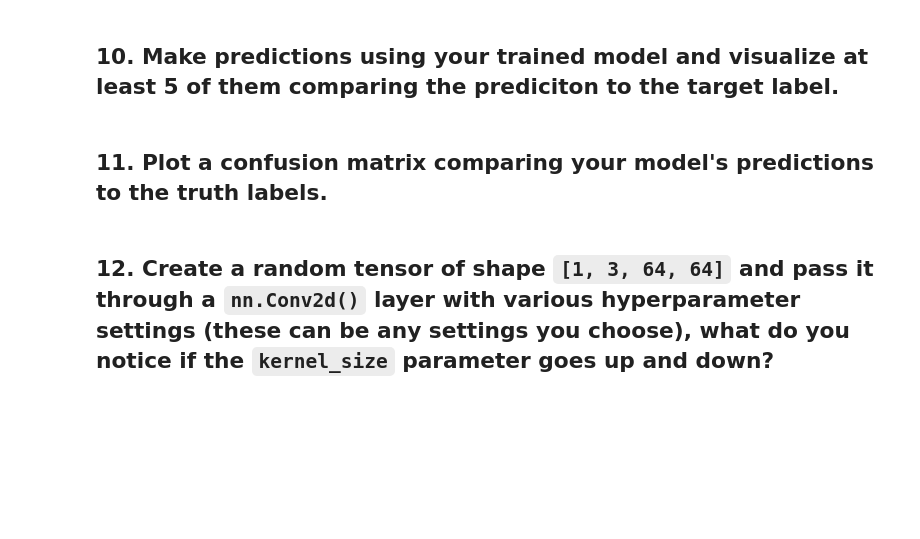
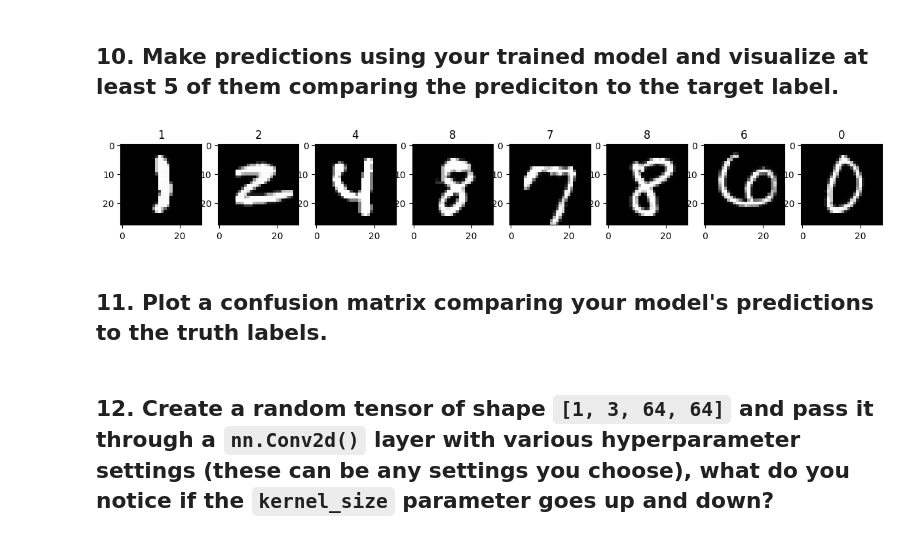
Before and after one commit to IvoZal/pytorch-deep-learning-my-fork, a Jupyter notebook: extras/exercises/03_pytorch_computer_vision_exercises.ipynb, the cells around one changed output. Saved outputs shown, nothing was run; the diff lists cells and outputs as text; code cells hidden in the pictures; blank space fills up the shorter version.

Commit message:
Fix result prediction images.

```diff
--- a/extras/exercises/03_pytorch_computer_vision_exercises.ipynb
+++ b/extras/exercises/03_pytorch_computer_vision_exercises.ipynb
@@ -322,15 +343,20 @@ KeyboardInterrupt:
 # %% [markdown]
 ## 10. Make predictions using your trained model and visualize at least 5 of them comparing the prediciton to the target label.
 # %%
-# n_samples = 8
+n_samples = 8
 
-# fig, axes = plt.subplots(1, n_samples, figsize=(15, 3))
+fig, axes = plt.subplots(1, n_samples, figsize=(15, 3))
 
-# for n in range(n_samples):
-#   img, label = train_dataset[n]
+for n in range(n_samples):
+  images, labels = next(iter(train_loader))
 
-#   axes[n].set_title(label)
-#   axes[n].imshow(img.squeeze(), cmap='grey')
+  img = images[0]
+  label = labels[0].item()
+
+  axes[n].set_title(label)
+  axes[n].imshow(img.squeeze(), cmap='grey')
+# %% [output]
+[figure, added]
 # %% [markdown]
 ## 11. Plot a confusion matrix comparing your model's predictions to the truth labels.
 # %% [markdown]
```
Also changed, not shown: parts of 5 cells of this notebook.
